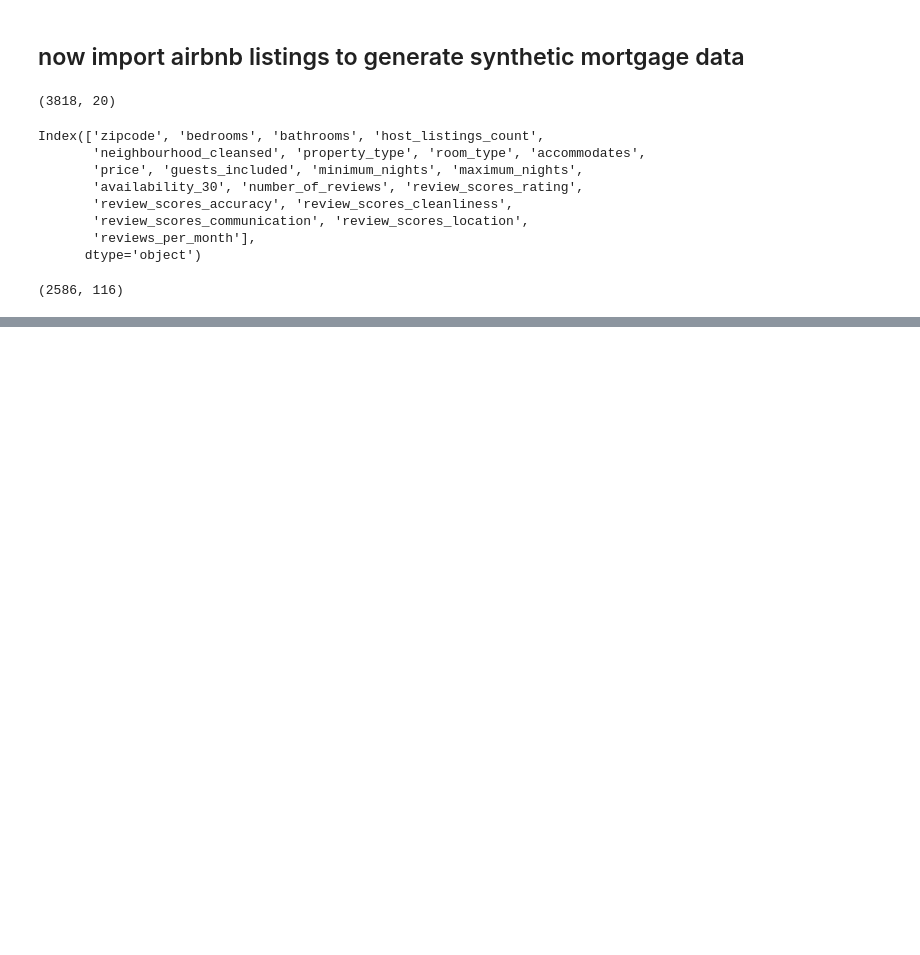
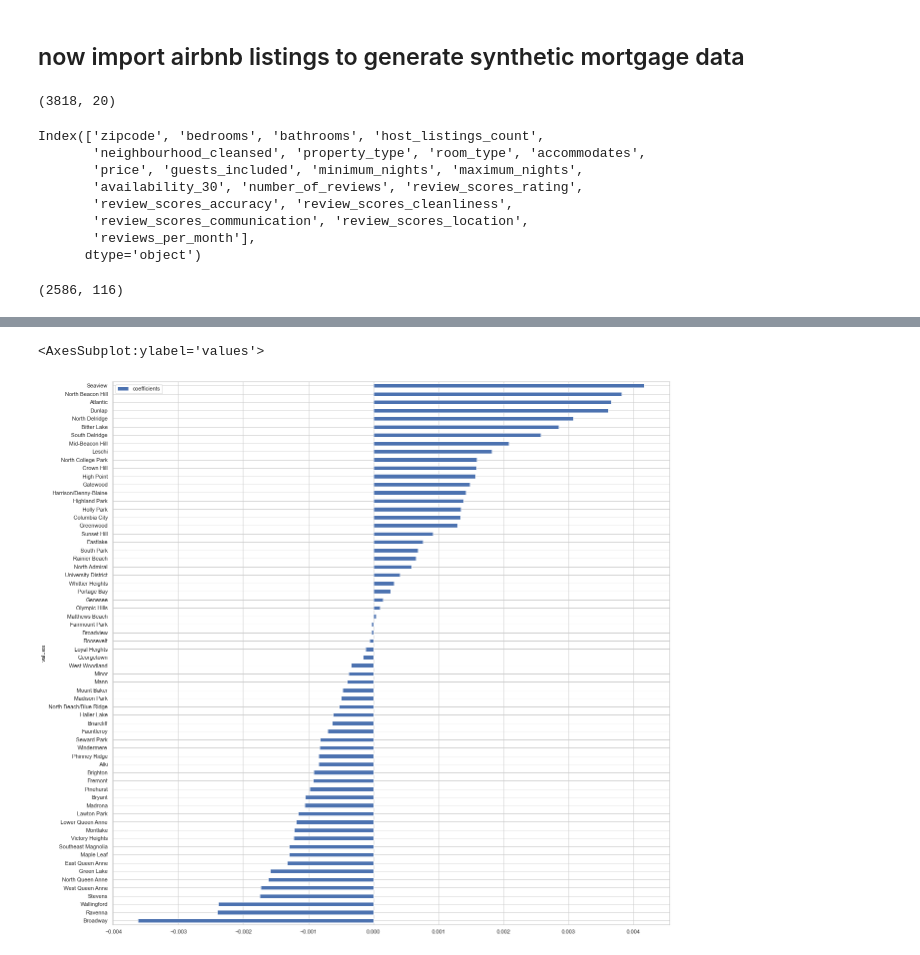
Before and after one commit to DanlBradley/AirBNB-Profit-Predictor, a Jupyter notebook: student.ipynb, the cells around one changed output, grey strips where cells are left out. Drawn from its saved outputs; the diff is of its cells as text; code cells hidden in the pictures; blank space fills up the shorter version.

```diff
--- a/student.ipynb
+++ b/student.ipynb
@@ -715,0 +855,5 @@ print('R^2 value: {}, absolute mean error: {}'.format(score,MAE))
+# %%
+neighbourhoods.plot.barh(y = 'coefficients', x = 'values', figsize = (20,20))
+# %% [output]
+<AxesSubplot:ylabel='values'>
+[figure, added]
```
Also changed, not shown: parts of 44 cells of this notebook, 1 other file.
